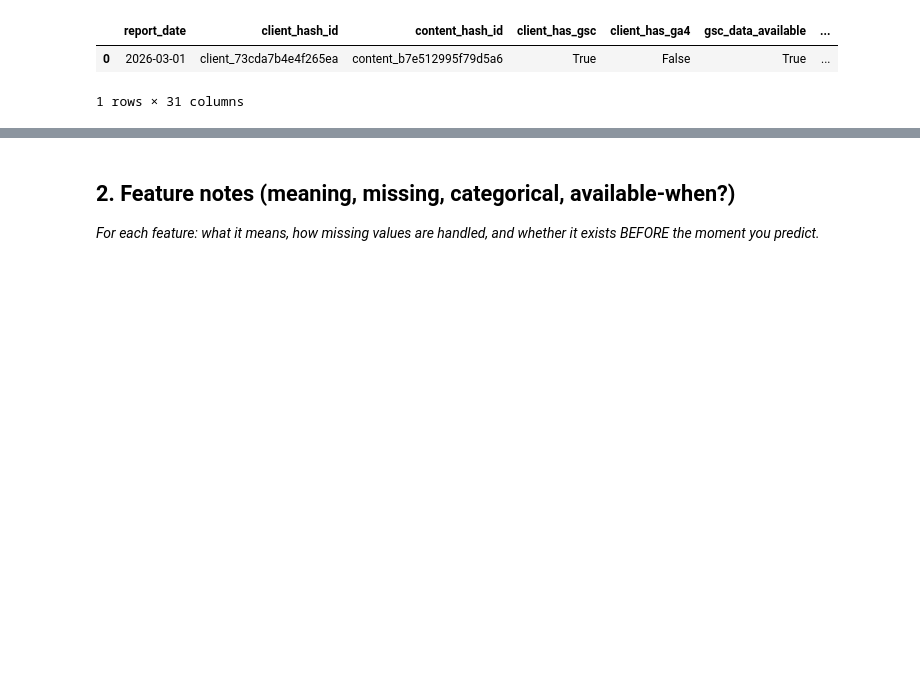
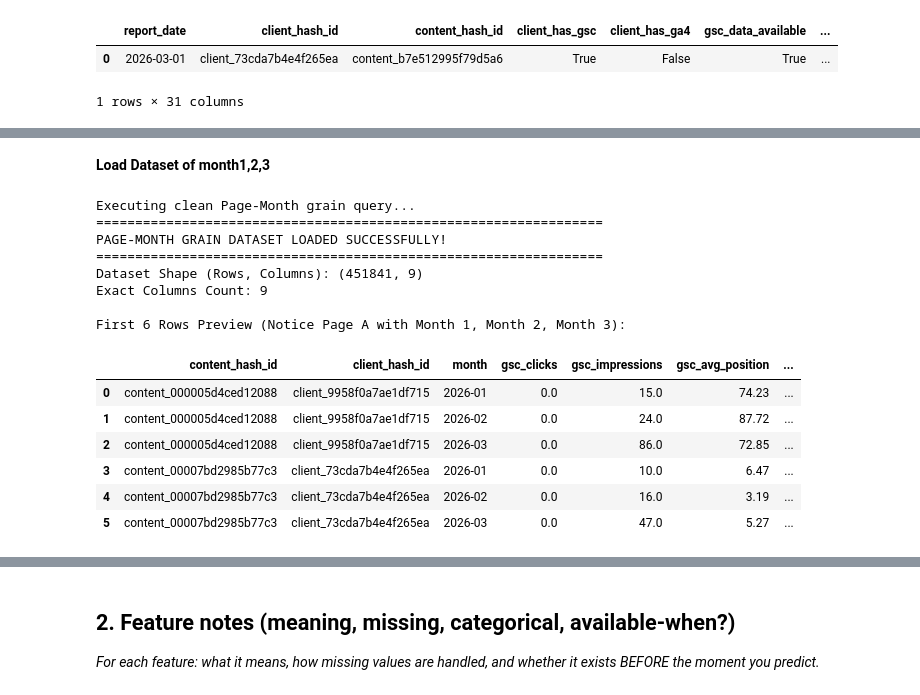
Before and after one commit to MuhammadOkasha004/flyrank-ml-internship-work, a Jupyter notebook: work/notebooks/w03_feature_leakage_check.ipynb, the cells around one changed output, grey strips where cells are left out. Cells and saved outputs as stored; diff of their text form; code cells hidden in the pictures; blank space fills up the shorter version.

```diff
--- a/work/notebooks/w03_feature_leakage_check.ipynb
+++ b/work/notebooks/w03_feature_leakage_check.ipynb
@@ -96,0 +73,79 @@ SINGLE ROW DATA SAMPLE:
+# %% [markdown]
+**Load Dataset of month1,2,3**
+# %%
+import duckdb
+from huggingface_hub import get_token
+
+# 1. Setup Auth Token & Connection
+token = get_token()
+con = duckdb.connect()
+con.execute(f"CREATE OR REPLACE SECRET hf_secret (TYPE HUGGINGFACE, TOKEN '{token}');")
+
+# Fast Threading Settings
+con.execute("SET preserve_insertion_order = false;")
+con.execute("SET threads = 4;")
+
+rel = "hf://datasets/FlyRank/internship-warehouse"
+
+# 2. Query: Group BY content_hash_id, client_hash_id, month
+page_month_query = f"""
+SELECT
+    content_hash_id,
+    client_hash_id,
+    month,
+    SUM(gsc_clicks) as gsc_clicks,
+    SUM(gsc_impressions) as gsc_impressions,
+    ROUND(AVG(gsc_avg_position), 2) as gsc_avg_position,
+    SUM(ga4_total_engagement_sec) as ga4_total_engagement_sec,
+    SUM(sessions_organic) as sessions_organic,
+    SUM(sessions_ai) as sessions_ai
+
+FROM (
+    -- Scanning ONLY strictly selected 9 columns for Months 1, 2, and 3 (Jan, Feb, Mar 2026)
+    SELECT
+        content_hash_id,
+        client_hash_id,
+        month,
+        gsc_clicks,
+        gsc_impressions,
+        gsc_avg_position,
+        ga4_total_engagement_sec,
+        sessions_organic,
+        sessions_ai
+    FROM read_parquet('{rel}/fact_content_daily_performance/month=2026-0*/*.parquet')
+    WHERE gsc_data_available = TRUE
+      AND month IN ('2026-01', '2026-02', '2026-03')  -- Strictly Months 1, 2, and 3
+)
+GROUP BY content_hash_id, client_hash_id, month
+ORDER BY content_hash_id, month;
+"""
+
+# 3. Execute and Load DataFrame
+print("Executing clean Page-Month grain query...")
+df_page_month = con.sql(page_month_query).df()
+
+# 4. Output Shape & Verification
+print("=" * 65)
+print("PAGE-MONTH GRAIN DATASET LOADED SUCCESSFULLY!")
+print("=" * 65)
+print("Dataset Shape (Rows, Columns):", df_page_month.shape)
+print("Exact Columns Count:", df_page_month.shape[1])
+
+print("\nFirst 6 Rows Preview (Notice Page A with Month 1, Month 2, Month 3):")
+display(df_page_month.head(6))
+# %% [output]
+Executing clean Page-Month grain query...
+=================================================================
+PAGE-MONTH GRAIN DATASET LOADED SUCCESSFULLY!
+=================================================================
+Dataset Shape (Rows, Columns): (451841, 9)
+Exact Columns Count: 9
+
+First 6 Rows Preview (Notice Page A with Month 1, Month 2, Month 3):
+|  | content_hash_id | client_hash_id | month | gsc_clicks | gsc_impressions | gsc_avg_position | ... |
+| 0 | content_000005d4ced12088 | client_9958f0a7ae1df715 | 2026-01 | 0.0 | 15.0 | 74.23 | ... |
+| 1 | content_000005d4ced12088 | client_9958f0a7ae1df715 | 2026-02 | 0.0 | 24.0 | 87.72 | ... |
+| 2 | content_000005d4ced12088 | client_9958f0a7ae1df715 | 2026-03 | 0.0 | 86.0 | 72.85 | ... |
+| 3 | content_00007bd2985b77c3 | client_73cda7b4e4f265ea | 2026-01 | 0.0 | 10.0 | 6.47 | ... |
+| 4 | content_00007bd2985b77c3 | client_73cda7b4e4f265ea | 2026-02 | 0.0 | 16.0 | 3.19 | ... |
+| 5 | content_00007bd2985b77c3 | client_73cda7b4e4f265ea | 2026-03 | 0.0 | 47.0 | 5.27 | ... |
```
Also changed, not shown: parts of 9 cells of this notebook.
